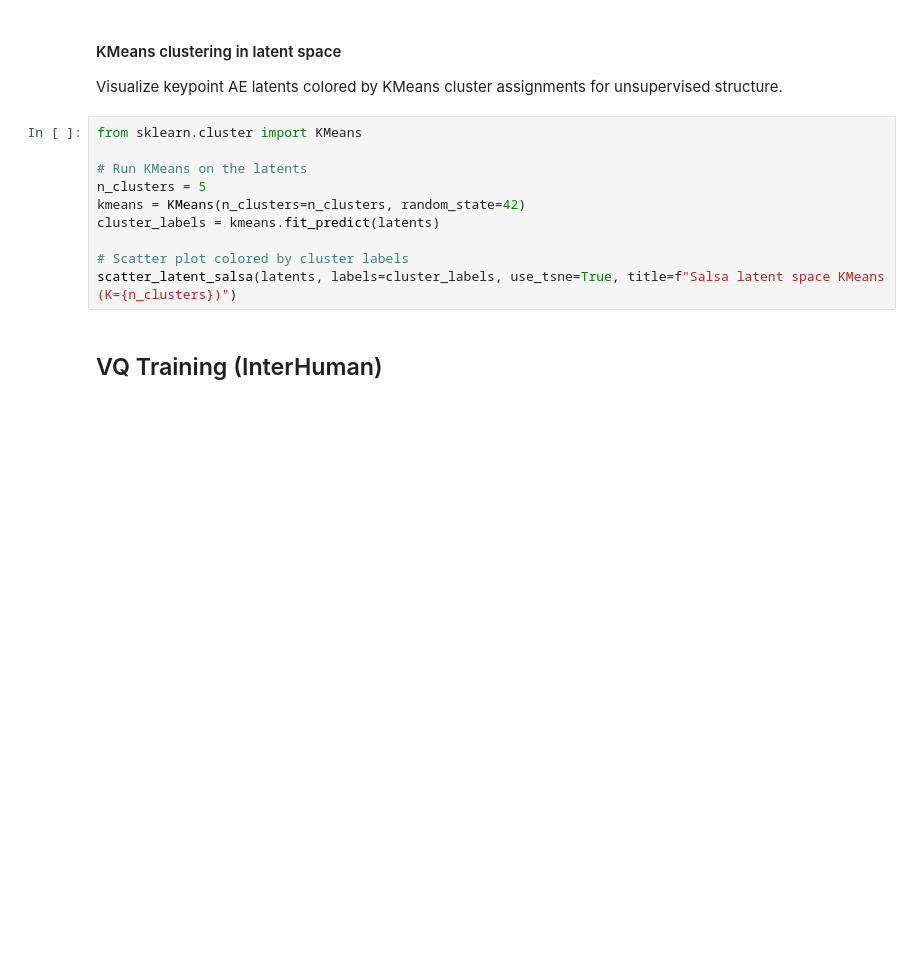
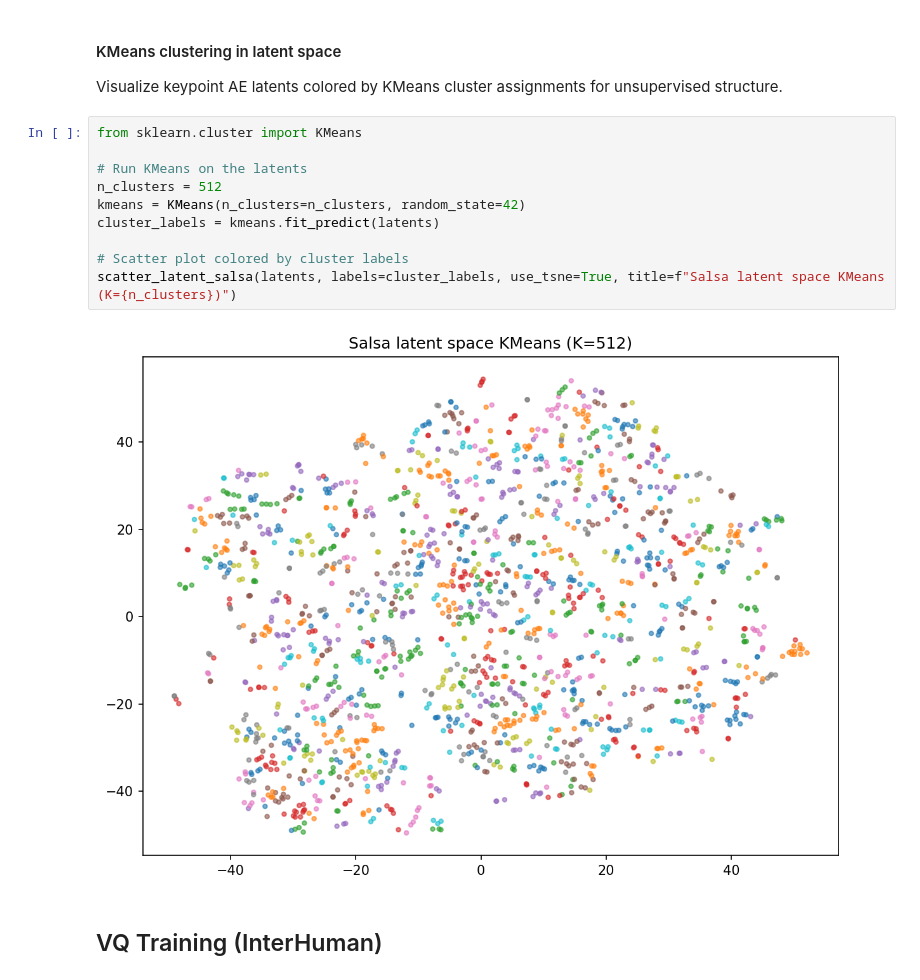
Before and after one commit to pjyazdian/VQVAE-INN-Workshop, a Jupyter notebook: 03_Salsa_Dance.ipynb, the cells around one changed output. Drawn from its saved outputs; the diff is of its cells as text; blank space fills up the shorter version.

```diff
--- a/03_Salsa_Dance.ipynb
+++ b/03_Salsa_Dance.ipynb
@@ -138,13 +183,15 @@ Visualize keypoint AE latents colored by KMeans cluster assignments for unsuperv
 # %%
 from sklearn.cluster import KMeans
 
 # Run KMeans on the latents
-n_clusters = 5
+n_clusters = 512
 kmeans = KMeans(n_clusters=n_clusters, random_state=42)
 cluster_labels = kmeans.fit_predict(latents)
 
 # Scatter plot colored by cluster labels
 scatter_latent_salsa(latents, labels=cluster_labels, use_tsne=True, title=f"Salsa latent space KMeans (K={n_clusters})")
+# %% [output]
+[figure, added]
 # %% [markdown]
 ## VQ Training (InterHuman)
 # %%
```
Also changed, not shown: parts of 21 cells of this notebook, 6 other files.
